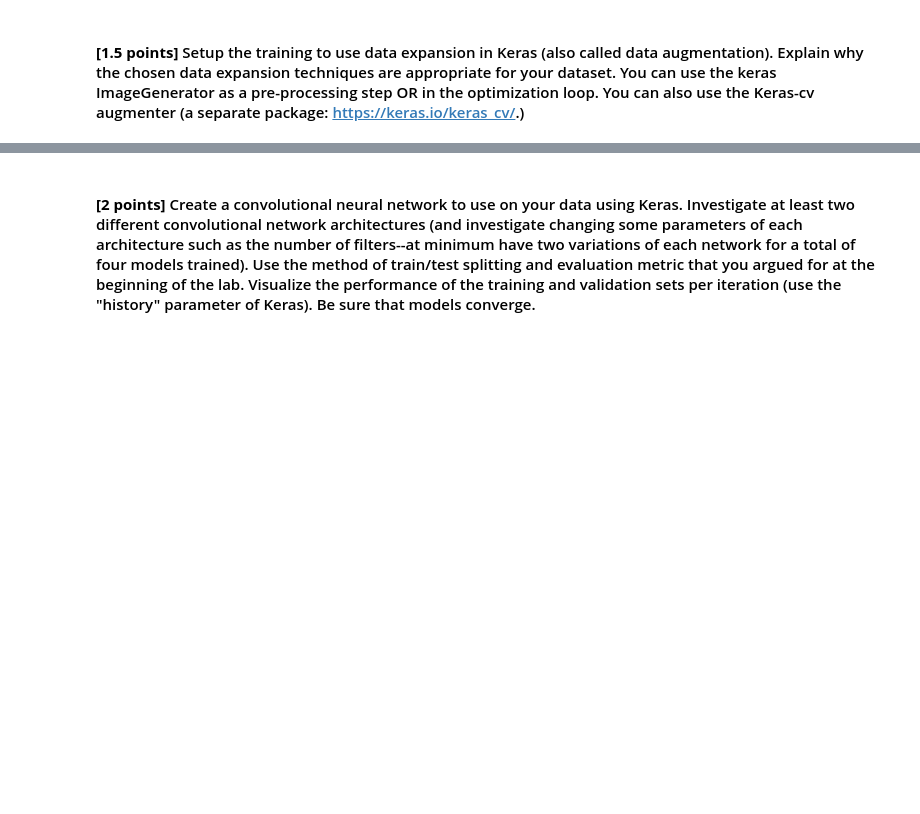
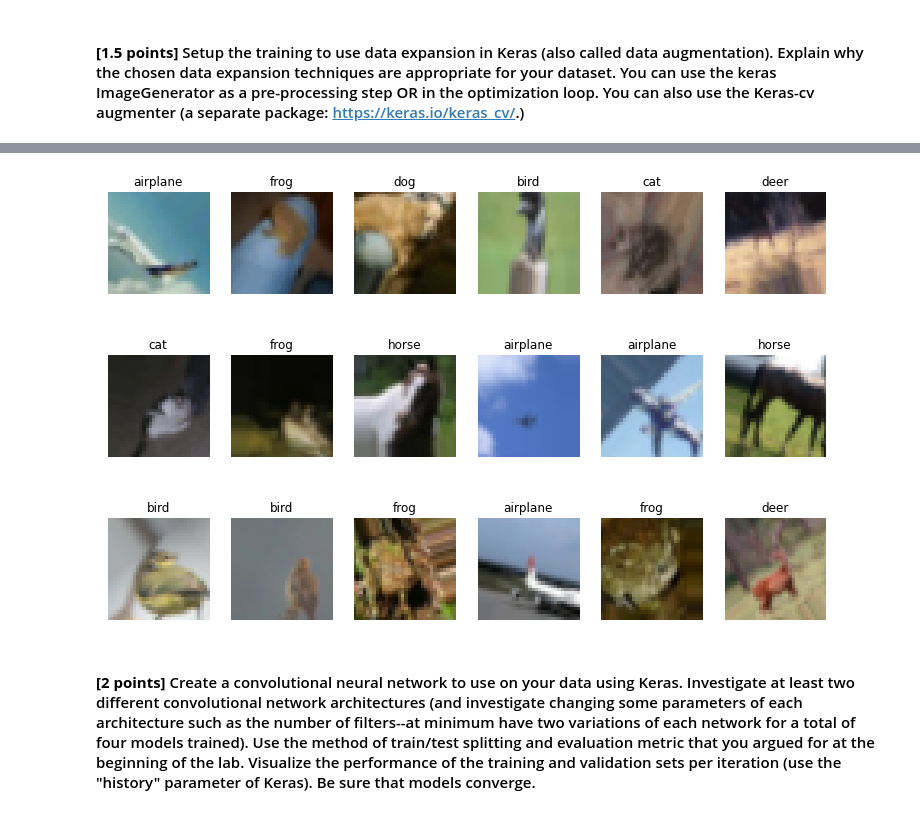
Before and after one commit to diogo-fae/ML-Lab-Six--CNNs, a Jupyter notebook: Lab Six: CNNs.ipynb, the cells around one changed output, grey strips where cells are left out. Cells and saved outputs as stored; diff of their text form; code cells hidden in the pictures; blank space fills up the shorter version.

Commit message:
Added data augmentation

```diff
--- a/Lab Six: CNNs.ipynb
+++ b/Lab Six: CNNs.ipynb
@@ -314,2 +375,31 @@ acc_mlp
+# %%
+from tensorflow.keras.preprocessing.image import ImageDataGenerator
+datagen = ImageDataGenerator(
+    featurewise_center=False,
+    featurewise_std_normalization=False,
+    rotation_range=45,
+    width_shift_range=0.2,
+    height_shift_range=0.2,
+    horizontal_flip=True,
+    validation_split=0.2)
+# compute quantities required for featurewise normalization
+# (std, mean, and principal components if ZCA whitening is applied)
+datagen.fit(X_train_orig)
+# fits the model on batches with real-time data augmentation:
+# %%
+tmp_x = datagen.flow(X_train_orig,y_train,batch_size=64,subset='training')
+
+
+gen_data = tmp_x.next()
+
+generated_labels = gen_data[1]
+generated_imgs = gen_data[0]
+
+generated_labels = np.array(generated_labels)
+
+
+plot_gallery(generated_imgs/255.0,generated_labels,h=32,w=32,alt_labels=labels)
+# %% [output]
+[figure, added]
 # %% [markdown]
 #### **[2 points]** Create a convolutional neural network to use on your data using Keras. Investigate at least two different convolutional network architectures (and investigate changing some parameters of each architecture such as the number of filters--at minimum have two variations of each network for a total of four models trained). Use the method of train/test splitting and evaluation metric that you argued for at the beginning of the lab. Visualize the performance of the training and validation sets per iteration (use the "history" parameter of Keras). Be sure that models converge.
```
Also changed, not shown: parts of 10 cells of this notebook.
